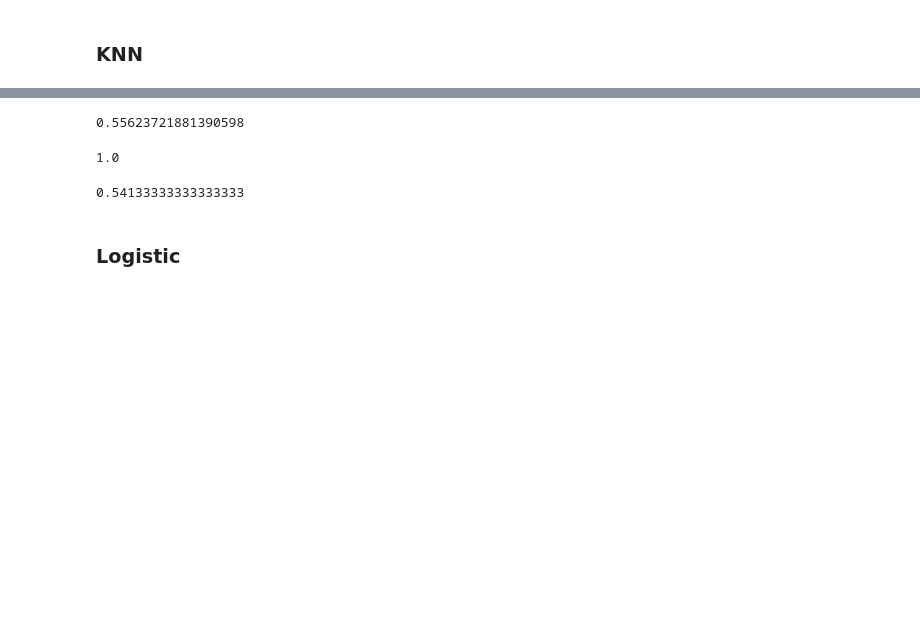
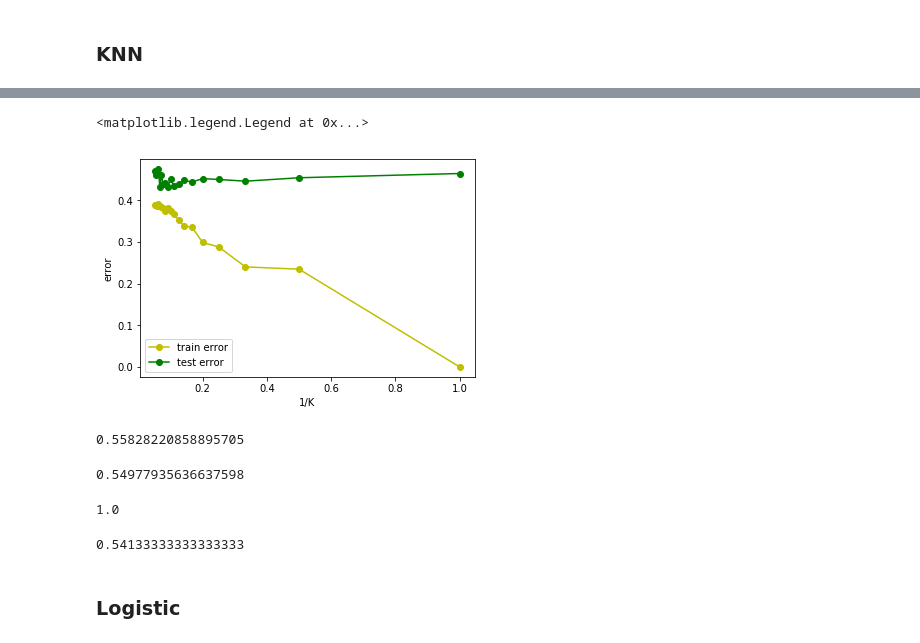
Before and after one commit to bg453cornell/ORIE-4740-NLP-ML, a Jupyter notebook: ORIE 4740 Code.ipynb, the cells around one changed output, grey strips where cells are left out. Cells and saved outputs as stored; diff of their text form; code cells hidden in the pictures; blank space fills up the shorter version.

```diff
--- a/ORIE 4740 Code.ipynb
+++ b/ORIE 4740 Code.ipynb
@@ -136,3 +87,8 @@ vectorizer.get_feature_names()[-10:]
+# %%
+# TfidfVectorizer
+tfidfvectorizer = TfidfVectorizer(min_df=0.03, max_df=0.97, max_features = 200000, ngram_range = (2, 2))
+train_term_document_matrix_tfidf = tfidfvectorizer.fit_transform(headlines_train)
+test_term_document_matrix_tfidf = tfidfvectorizer.transform(headlines_test)
 # %% [markdown]
 ### KNN
 # %%
@@ -173,5 +130,22 @@ plt.legend(loc = 'lower left')
+# %%
+# TfidfVectorizer
+train_error =[1- KNN(train_term_document_matrix_tfidf, DJIA_train, train_term_document_matrix_tfidf, DJIA_train, K) for K in range(1, 20)]
+test_error = [1- KNN(train_term_document_matrix_tfidf, DJIA_train, test_term_document_matrix_tfidf, DJIA_test, K) for K in range(1, 20)]
+one_over_k = [1.0/K for K in range(1, 20)]
+plt.plot(one_over_k, train_error, '-yo', label = 'train error')
+plt.plot(one_over_k, test_error, '-go', label = 'test error')
+plt.ylabel('error')
+plt.xlabel('1/K')
+plt.legend(loc = 'lower left')
+# %% [output]
+<matplotlib.legend.Legend at 0x...>
+[figure, added]
 # %%
-KNN(train_term_document_matrix, DJIA_train, test_term_document_matrix, DJIA_test, 5)
+KNN(train_term_document_matrix_tfidf, DJIA_train, test_term_document_matrix_tfidf, DJIA_test, 12)
 # %% [output]
-0.55623721881390598
+0.55828220858895705
+# %%
+1- np.mean(test_error)
+# %% [output]
+0.54977935636637598
 # %%
```
Also changed, not shown: parts of 15 cells of this notebook.
